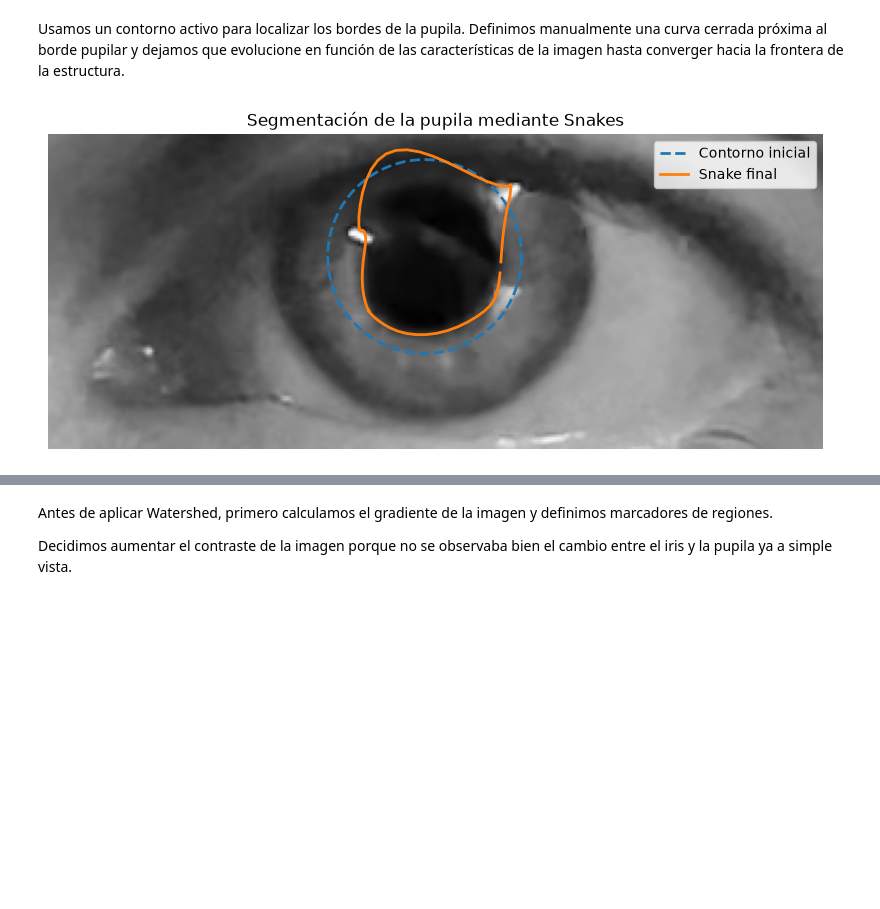
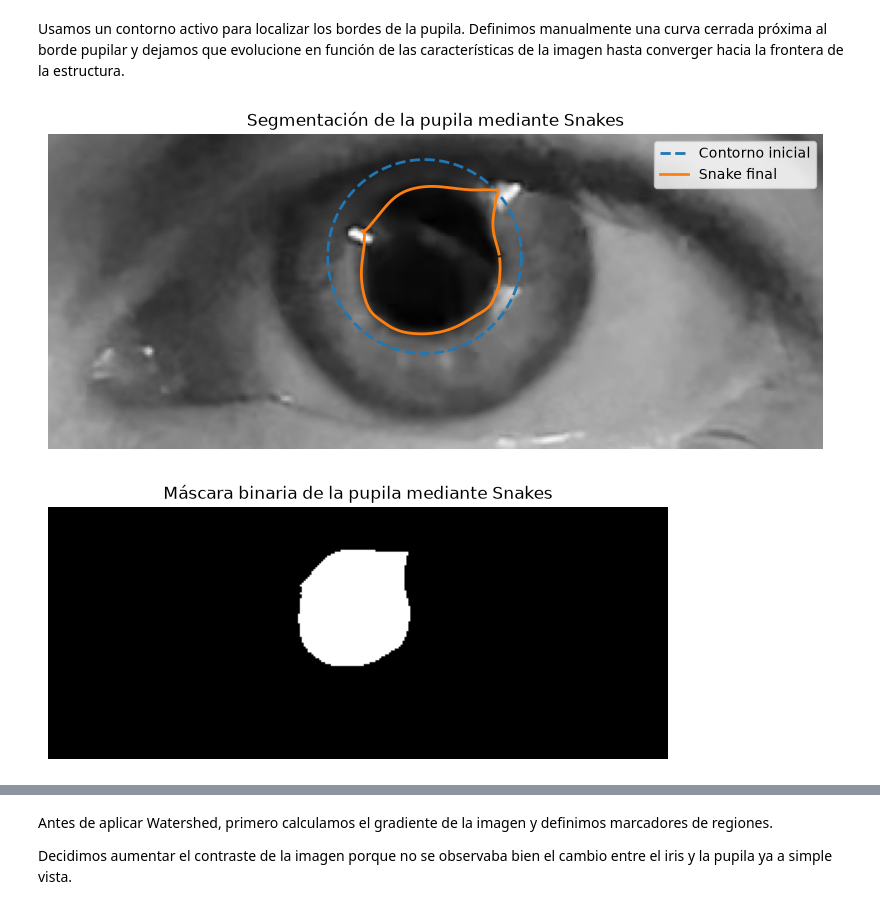
Before and after one commit to valjeon/PSIB_Guia_Imag_Biomed_Grupo15, a Jupyter notebook: notebooks/modulo2.ipynb, the cells around one changed output, grey strips where cells are left out. Cells and saved outputs as stored; diff of their text form; code cells hidden in the pictures; blank space fills up the shorter version.

```diff
--- a/notebooks/modulo2.ipynb
+++ b/notebooks/modulo2.ipynb
@@ -134,42 +118,53 @@ theta = np.linspace(0, 2*np.pi, 150)
 x = center_x + radius_x * np.cos(theta)
 y = center_y + radius_y * np.sin(theta)
 
 init = np.column_stack((y, x))
 
-snake = active_contour(
-    smooth_eye,
-    init,
-    alpha=0.0005,
-    beta=0.05,
-    gamma=0.1,
-    w_line=0.1,
-    w_edge=1,
-    max_num_iter=1300,
-    convergence=0.001
-)
+snake = active_contour(smooth_eye,init,alpha=0.05,beta=0.01,gamma=0.5,w_line=0.1,w_edge=1,max_num_iter=1500,convergence=0.001)
 
 plt.figure(figsize=(10, 7))
 
 plt.imshow(gray_eye, cmap="gray")
 
 plt.plot(
     init[:, 1],
     init[:, 0],
     "--",
     linewidth=2,
     label="Contorno inicial"
 )
 
 plt.plot(
     snake[:, 1],
     snake[:, 0],
     linewidth=2,
     label="Snake final"
 )
 
 plt.title("Segmentación de la pupila mediante Snakes")
 plt.legend()
 plt.axis("off")
 plt.show()
+
+# Crear una máscara inicialmente negra
+mask_snake = np.zeros(gray_eye.shape, dtype=np.uint8)
+
+# Coordenadas del contorno: filas (y) y columnas (x)
+rr, cc = polygon(
+    snake[:, 0],
+    snake[:, 1],
+    shape=gray_eye.shape
+)
+
+# Rellenar el interior del contorno
+mask_snake[rr, cc] = 1
+
+# Visualizar la máscara binaria
+plt.figure(figsize=(8, 6))
+plt.imshow(mask_snake, cmap="gray", vmin=0, vmax=1)
+plt.title("Máscara binaria de la pupila mediante Snakes")
+plt.axis("off")
+plt.show()
 # %% [output]
-[figure, old version]
+[figure, new version]
+[figure, added]
```
Also changed, not shown: parts of 17 cells of this notebook.
